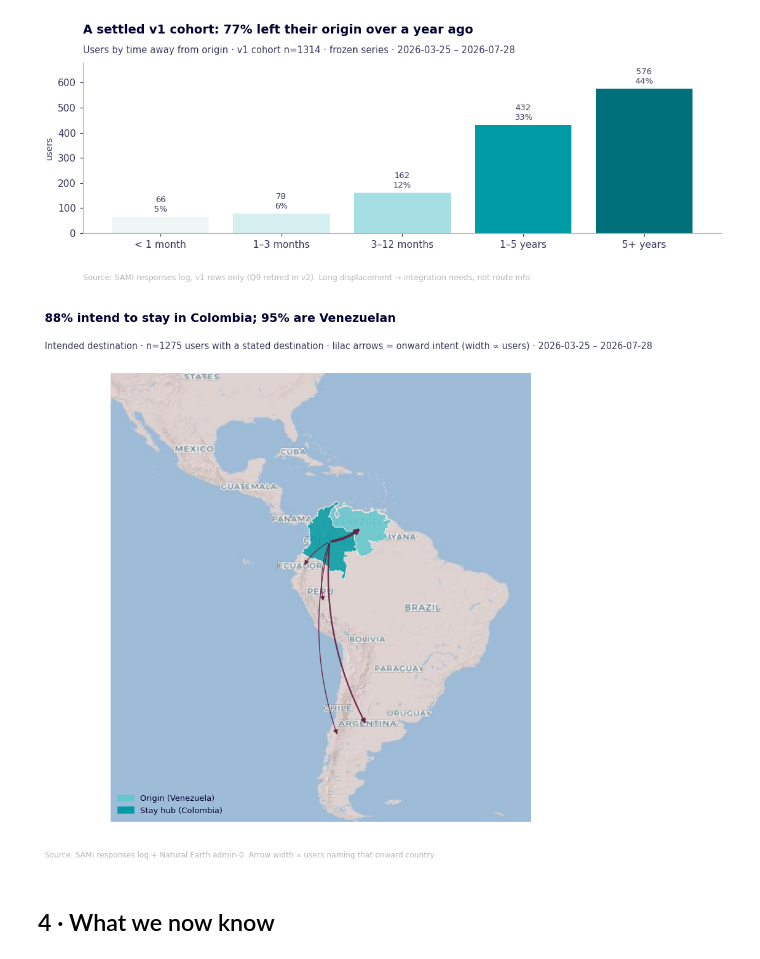
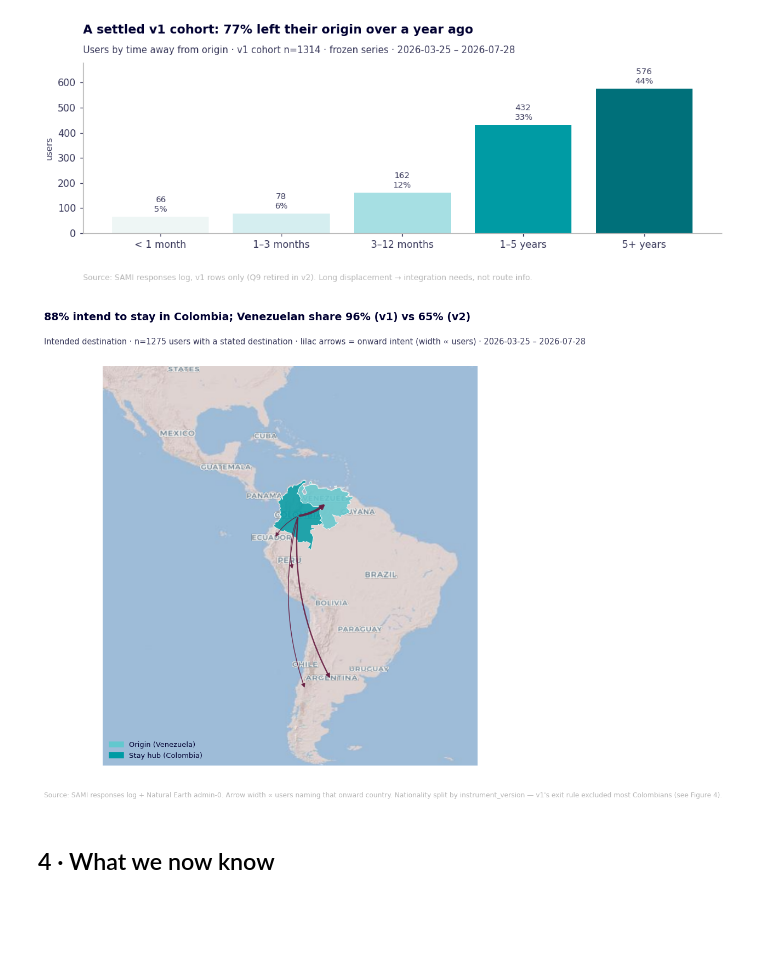
Before and after one commit to DiversaStudio/chatbot_methodology_mmc, a Jupyter notebook: notebooks/01_input_and_audience.ipynb, the cells around one changed output. Cells and saved outputs as stored; diff of their text form; code cells hidden in the pictures; blank space fills up the shorter version.

Commit message:
fix(sami): NB1 Americas flow-map title no longer pools nationality
nationality_canon is SPLIT in cohort.POLICY, but the flow-map title
computed a single pooled Venezuelan share (~95%) that contradicted the
correctly-split §4 summary (v1 96%, v2 65%). Rewrote the title to state
both cohort shares, matching §4's phrasing; left the poolable "% intend
to stay" clause untouched.

```diff
--- a/notebooks/01_input_and_audience.ipynb
+++ b/notebooks/01_input_and_audience.ipynb
@@ -360,20 +360,26 @@ plt.tight_layout(); plt.show()
 # %%
 # Figure 10 — Americas migration flow map (origin fill / stay hub / onward arrows)
 onward = users["Destination_Country"].value_counts().to_dict()   # non-null destinations
 n_dest = int(sum(onward.values()))
-stay = 100 * onward.get("Colombia", 0) / n_dest                  # % of stated destinations = Colombia
-ve = 100 * (users["nationality_canon"] == "Venezuela").mean()
+stay = 100 * onward.get("Colombia", 0) / n_dest                  # % of stated destinations = Colombia (poolable)
+# nationality_canon is SPLIT in cohort.POLICY — v1's exit rule pushes its Venezuelan
+# share up (Colombians screened out), v2 removed that exit. Pooling here would
+# contradict the split figure given in Figure 4 and the §4 summary, so report
+# both cohort shares instead of one pooled number.
+ve_v1 = 100 * (users.loc[users["instrument_version"] == "v1", "nationality_canon"] == "Venezuela").mean()
+ve_v2 = 100 * (users.loc[users["instrument_version"] == "v2", "nationality_canon"] == "Venezuela").mean()
 fig, ax = plt.subplots(figsize=(8.5, 8.5))
 geo.americas_flow_map(ax, origin="Venezuela", hub="Colombia", onward=onward)
 handles = [Patch(color=theme.AGUA_MID, label="Origin (Venezuela)"),
            Patch(color=theme.PRIMARY, label="Stay hub (Colombia)")]
 ax.legend(handles=handles, loc="lower left", frameon=False, fontsize=8.5)
-titled_map(fig, ax, f"{stay:.0f}% intend to stay in Colombia; {ve:.0f}% are Venezuelan",
+titled_map(fig, ax, f"{stay:.0f}% intend to stay in Colombia; Venezuelan share {ve_v1:.0f}% (v1) vs {ve_v2:.0f}% (v2)",
            f"Intended destination · n={n_dest} users with a stated destination · lilac arrows = onward intent (width ∝ users) · {WINDOW}",
-           "Source: SAMI responses log + Natural Earth admin-0. Arrow width ∝ users naming that onward country.")
+           "Source: SAMI responses log + Natural Earth admin-0. Arrow width ∝ users naming that onward country. "
+           "Nationality split by instrument_version — v1's exit rule excluded most Colombians (see Figure 4).")
 plt.show()
 # %% [output]
-[figure, old version]
+[figure, new version]
 # %% [markdown]
 ## 4 · What we now know
 # %%
```
